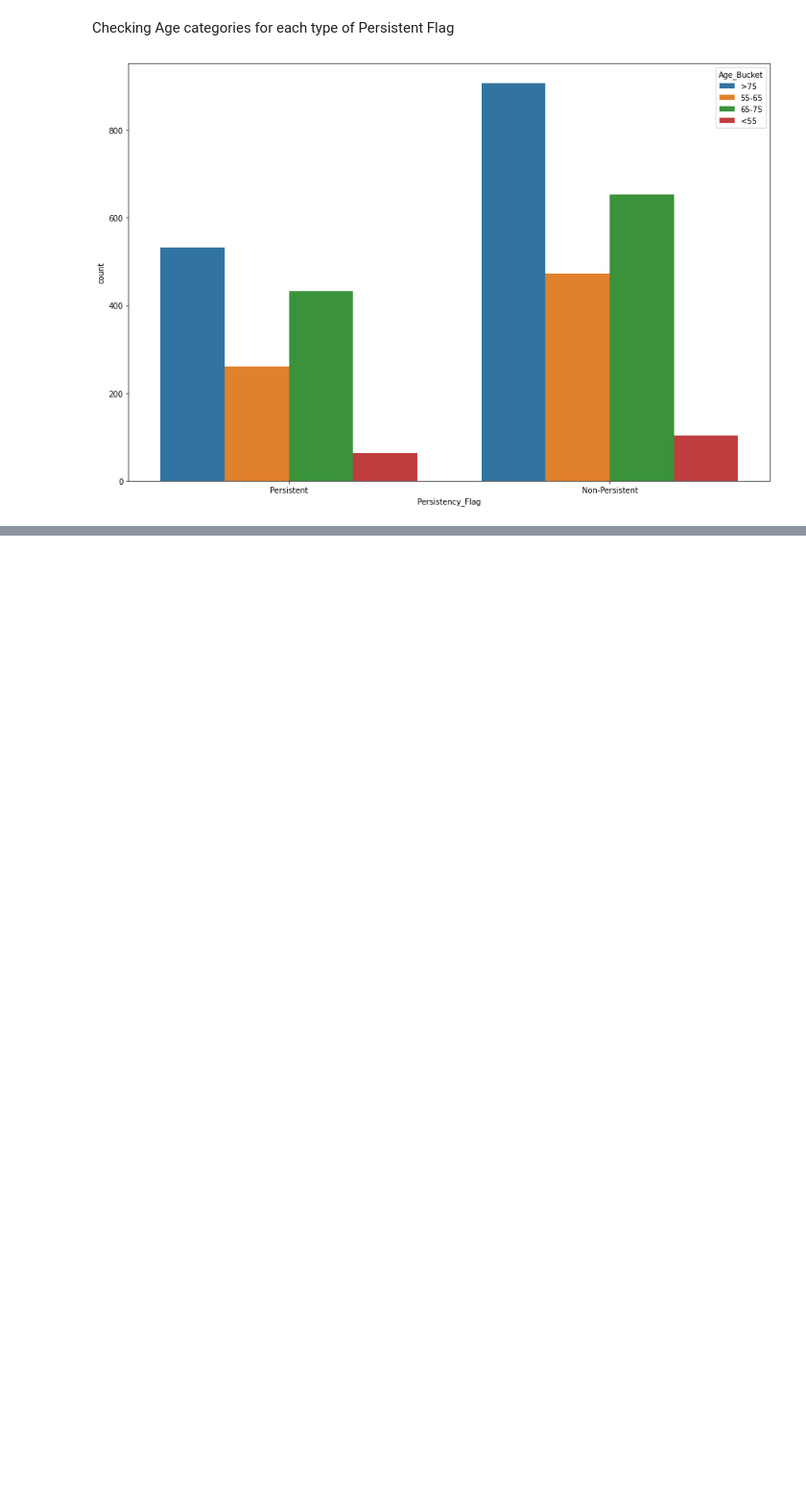
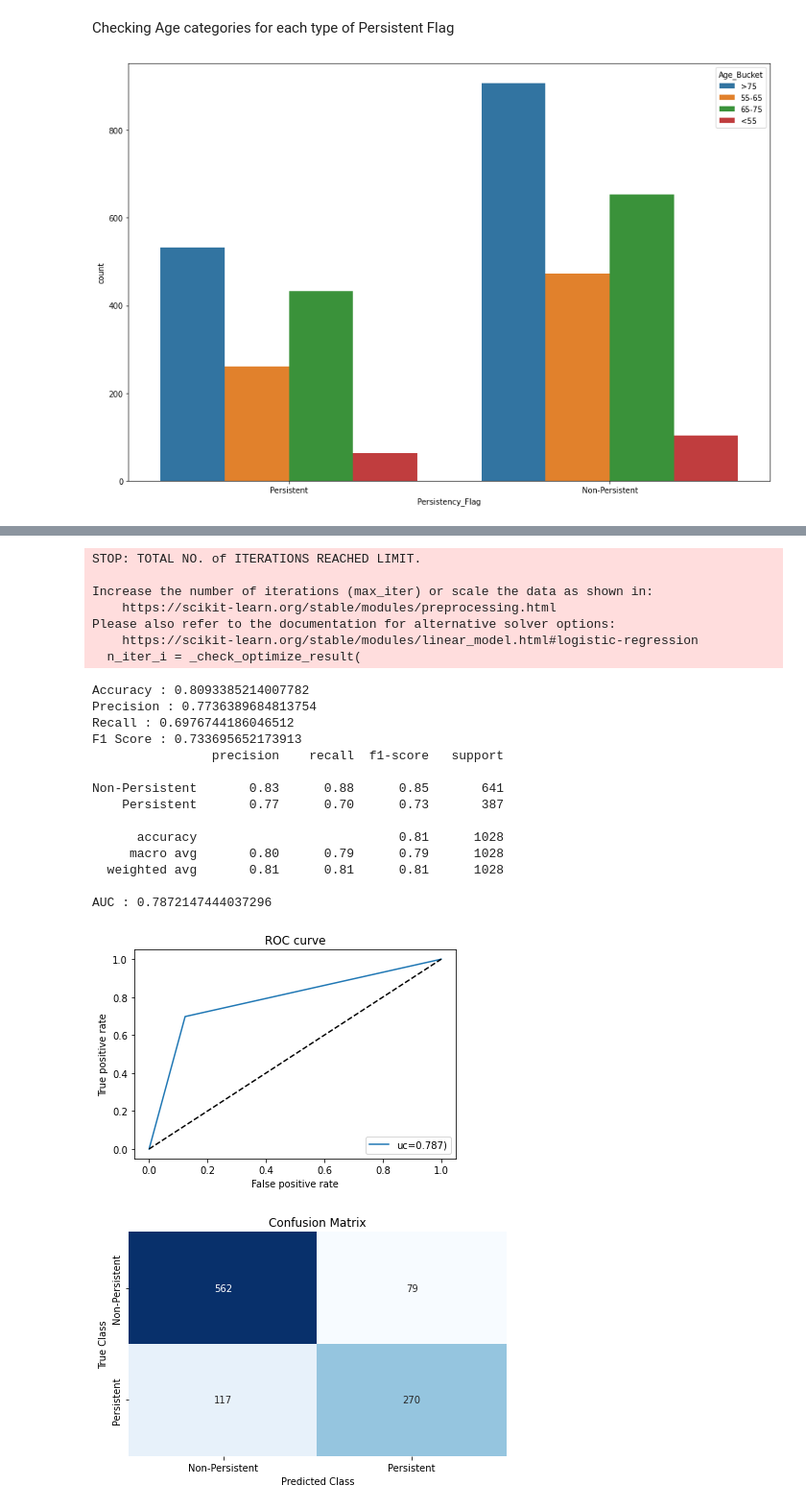
Before and after one commit to Khanhbao8695/HealthCar_DS2021, a Jupyter notebook: Health Care Analysis.ipynb, the cells around one changed output, grey strips where cells are left out. Shown at 96% size. Saved outputs shown, nothing was run; the diff lists cells and outputs as text; code cells hidden in the pictures; blank space fills up the shorter version.

```diff
--- a/Health Care Analysis.ipynb
+++ b/Health Care Analysis.ipynb
@@ -393,0 +422,67 @@ ax = sns.countplot(x="Persistency_Flag", hue="Age_Bucket", data=df)
+# %%
+target_names=['Non-Persistent', 'Persistent']
+
+#Use to estimate the performance of the model based on accuracy, precision, recall, f1 score, AUC ROCCURVE, CM
+def evaluation_metrics(Y_test, Y_pre, target_names):
+    #scores
+    print("Accuracy :",accuracy_score(Y_test,Y_pre))
+    print("Precision :",precision_score(Y_test,Y_pre))
+    print("Recall :",recall_score(Y_test,Y_pre))
+    print("F1 Score :",f1_score(Y_test,Y_pre))
+
+    print(classification_report(Y_test, Y_pre, target_names=target_names))
+
+    #AUC
+    fpr, tpr, _ = roc_curve(Y_test,Y_pre)
+    auc = roc_auc_score(Y_test,Y_pre)
+    print("AUC :", auc)
+
+    #ROC
+    plt.plot(fpr,tpr,label="uc={:.3f})".format(auc))
+    plt.plot([0, 1], [0, 1], 'k--')
+    plt.xlabel('False positive rate')
+    plt.ylabel('True positive rate')
+    plt.title('ROC curve')
+    plt.legend(loc=4)
+    plt.show()
+
+    #CM matrix
+    matrix = confusion_matrix(Y_test, Y_pre)
+    cm = pd.DataFrame(matrix, index=target_names, columns=target_names)
+
+    sns.heatmap(cm, annot=True, cbar=None, cmap="Blues", fmt = 'g')
+    plt.title("Confusion Matrix"), plt.tight_layout()
+    plt.ylabel("True Class"), plt.xlabel("Predicted Class")
+    plt.show()
+# %%
+def logistic(X_train,X_test,Y_train,Y_test):
+    model=LogisticRegression()
+    model.fit(X_train,Y_train)
+    Y_pre=model.predict(X_test)
+    evaluation_metrics(Y_test, Y_pre, target_names)
+# %%
+logistic(X_train,X_test,Y_train,Y_test)
+# %% [output]
+STOP: TOTAL NO. of ITERATIONS REACHED LIMIT.
+
+Increase the number of iterations (max_iter) or scale the data as shown in:
+    https://scikit-learn.org/stable/modules/preprocessing.html
+Please also refer to the documentation for alternative solver options:
+    https://scikit-learn.org/stable/modules/linear_model.html#logistic-regression
+  n_iter_i = _check_optimize_result(
+Accuracy : 0.8093385214007782
+Precision : 0.7736389684813754
+Recall : 0.6976744186046512
+F1 Score : 0.733695652173913
+                precision    recall  f1-score   support
+
+Non-Persistent       0.83      0.88      0.85       641
+    Persistent       0.77      0.70      0.73       387
+
+      accuracy                           0.81      1028
+     macro avg       0.80      0.79      0.79      1028
+  weighted avg       0.81      0.81      0.81      1028
+
+AUC : 0.7872147444037296
+[figure, added]
+[figure, added]
```
Also changed, not shown: parts of 7 cells of this notebook.
